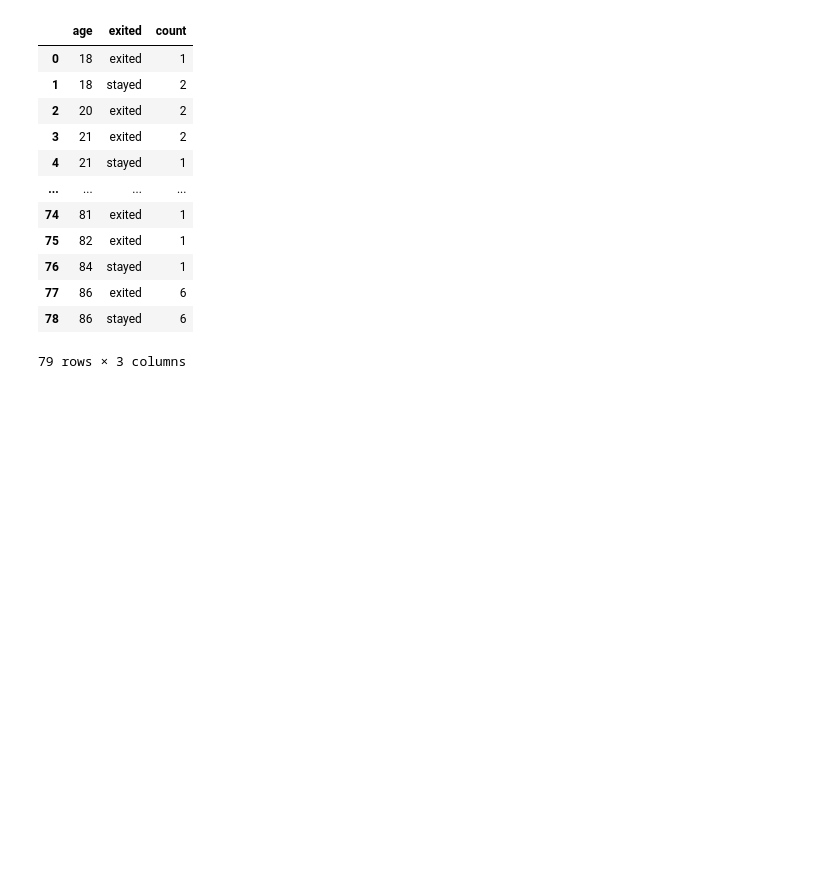
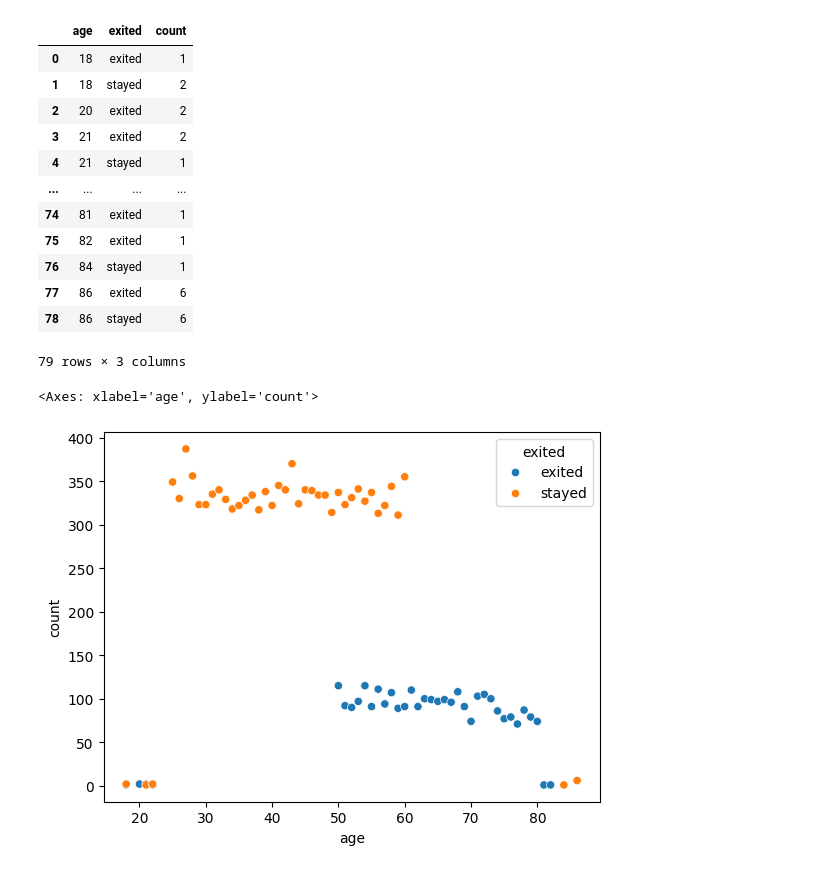
Before and after one commit to Subodhoraw/data-cleanning-, a Jupyter notebook: bank data attrition cleaning.ipynb, the cells around one changed output. Drawn from its saved outputs; the diff is of its cells as text; code cells hidden in the pictures; blank space fills up the shorter version.

```diff
--- a/bank data attrition cleaning.ipynb
+++ b/bank data attrition cleaning.ipynb
@@ -769,3 +776,11 @@ age_counts
 | 77 | 86 | exited | 6 |
 | 78 | 86 | stayed | 6 |
 79 rows × 3 columns
+# %%
+sns.scatterplot(data=age_counts,
+                x = 'age',
+                y='count',
+                hue='exited')
+# %% [output]
+<Axes: xlabel='age', ylabel='count'>
+[figure, added]
```
Also changed, not shown: parts of 16 cells of this notebook.
